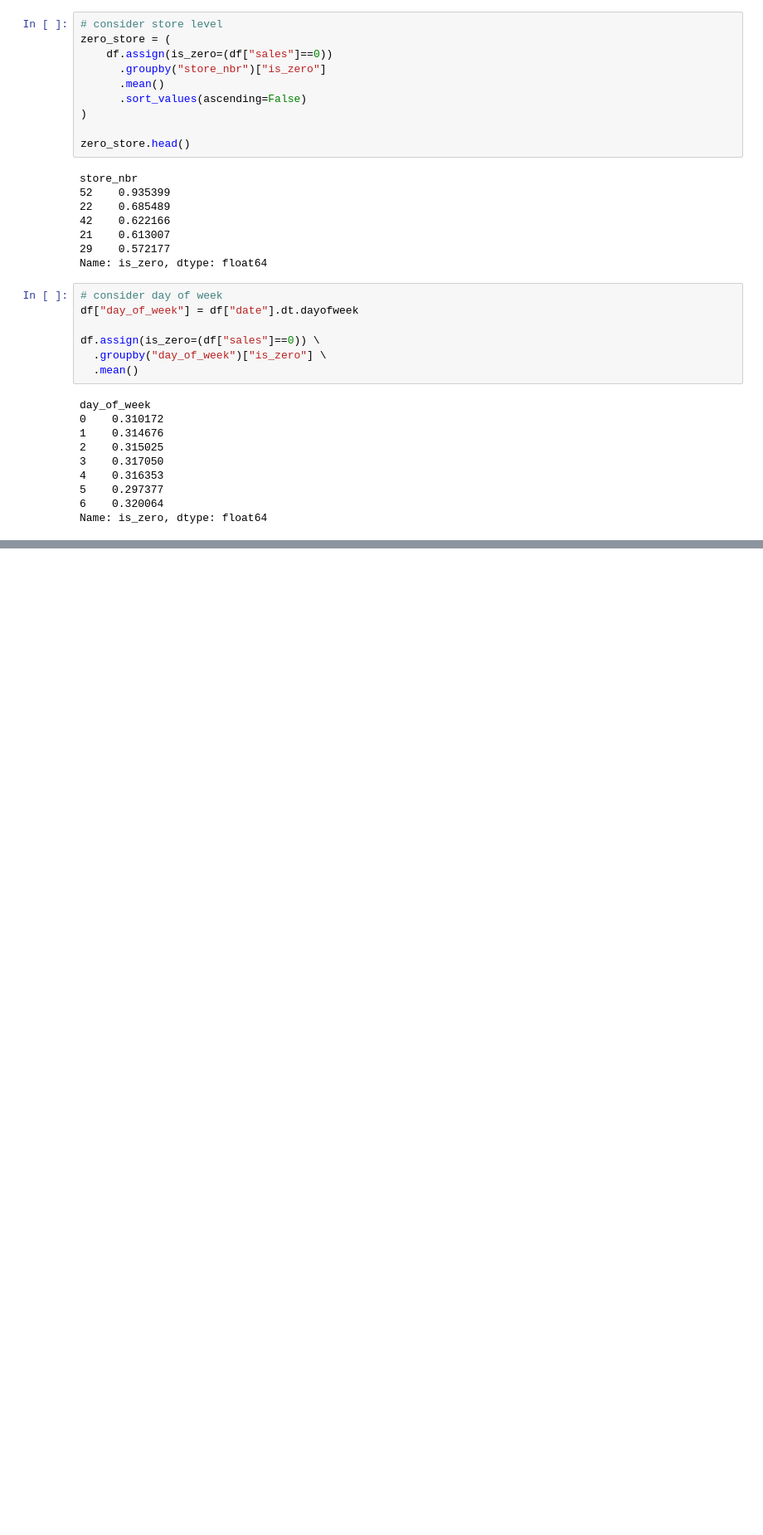
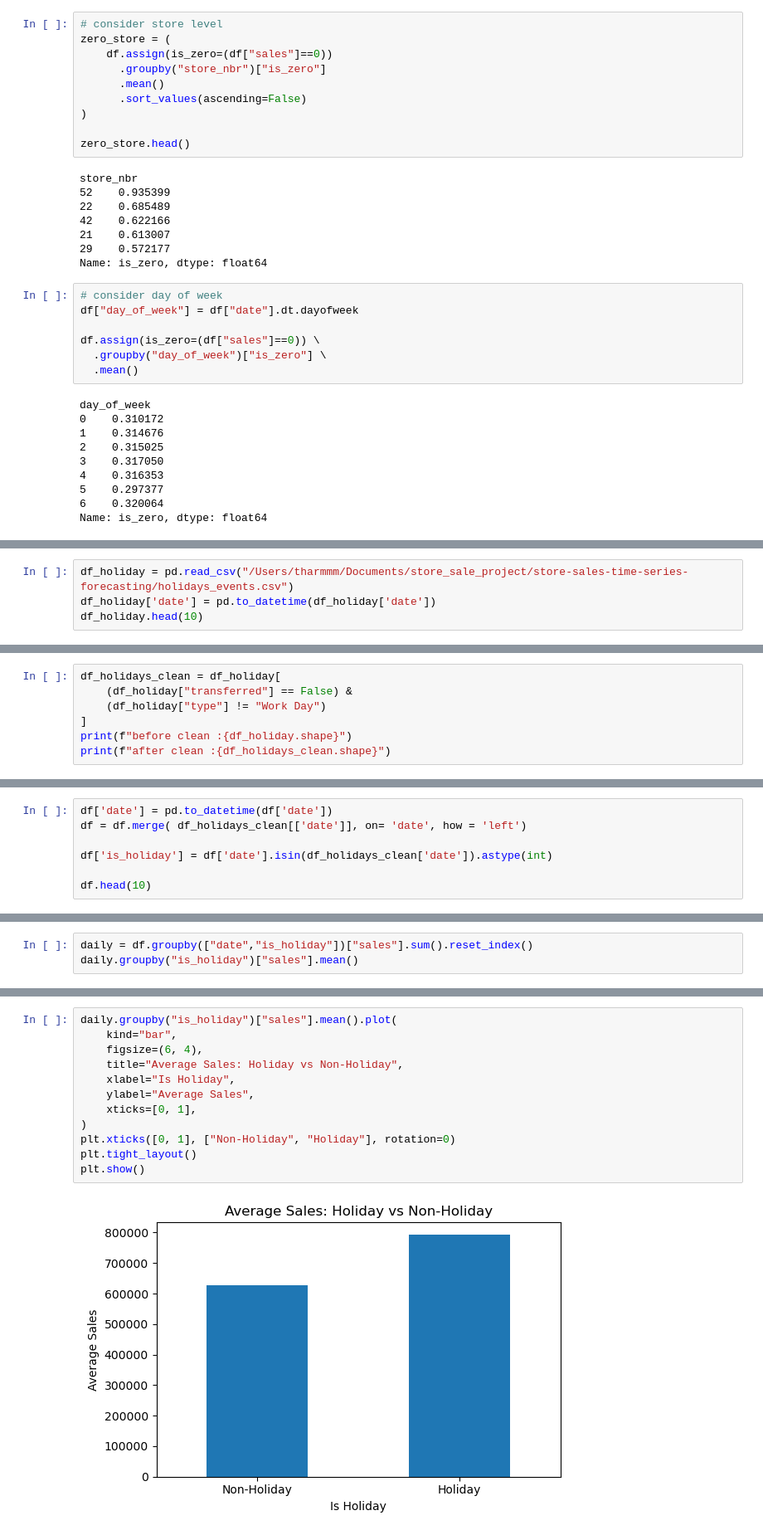
Before and after one commit to tharmpholsri/store-sales-forecasting, a Jupyter notebook: EDA.ipynb, the cells around one changed output, grey strips where cells are left out. Shown at 83% size. Drawn from its saved outputs; the diff is of its cells as text; blank space fills up the shorter version.

Commit message:
EDA : update holiday event analysis

```diff
--- a/EDA.ipynb
+++ b/EDA.ipynb
@@ -584,0 +587,4 @@ Name: is_zero, dtype: float64
+# %%
+df_holiday = pd.read_csv("/Users/tharmmm/Documents/store_sale_project/store-sales-time-series-forecasting/holidays_events.csv")
+df_holiday['date'] = pd.to_datetime(df_holiday['date'])
+df_holiday.head(10)
@@ -584,0 +668,7 @@ Name: is_zero, dtype: float64
+# %%
+df_holidays_clean = df_holiday[
+    (df_holiday["transferred"] == False) &
+    (df_holiday["type"] != "Work Day")
+]
+print(f"before clean :{df_holiday.shape}")
+print(f"after clean :{df_holidays_clean.shape}")
@@ -584,0 +680,7 @@ Name: is_zero, dtype: float64
+# %%
+df['date'] = pd.to_datetime(df['date'])
+df = df.merge( df_holidays_clean[['date']], on= 'date', how = 'left')
+
+df['is_holiday'] = df['date'].isin(df_holidays_clean['date']).astype(int)
+
+df.head(10)
@@ -584,0 +708,3 @@ Name: is_zero, dtype: float64
+# %%
+daily = df.groupby(["date","is_holiday"])["sales"].sum().reset_index()
+daily.groupby("is_holiday")["sales"].mean()
@@ -584,0 +722,14 @@ Name: is_zero, dtype: float64
+# %%
+daily.groupby("is_holiday")["sales"].mean().plot(
+    kind="bar",
+    figsize=(6, 4),
+    title="Average Sales: Holiday vs Non-Holiday",
+    xlabel="Is Holiday",
+    ylabel="Average Sales",
+    xticks=[0, 1],
+)
+plt.xticks([0, 1], ["Non-Holiday", "Holiday"], rotation=0)
+plt.tight_layout()
+plt.show()
+# %% [output]
+[figure, added]
```
Also changed, not shown: parts of 39 cells of this notebook.
